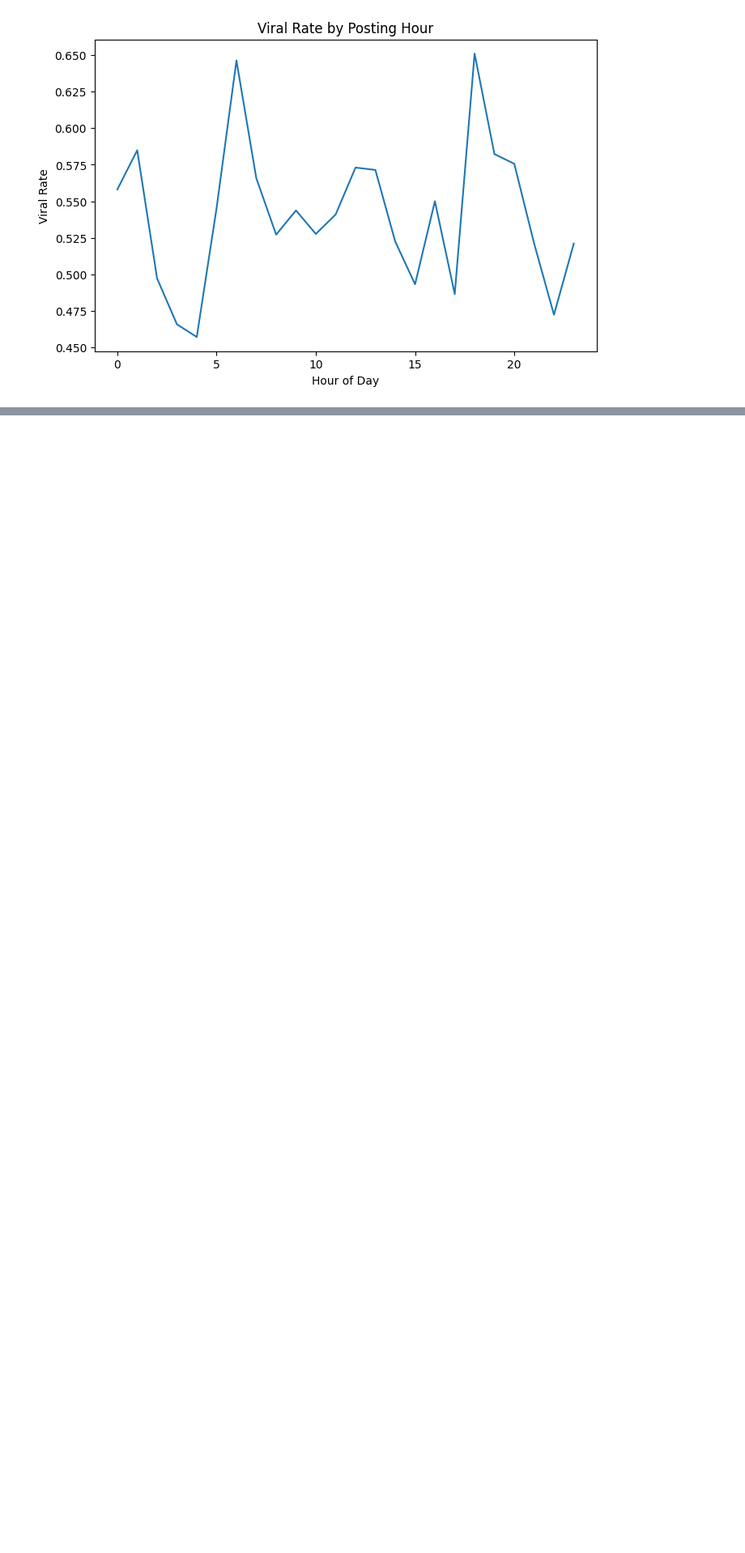
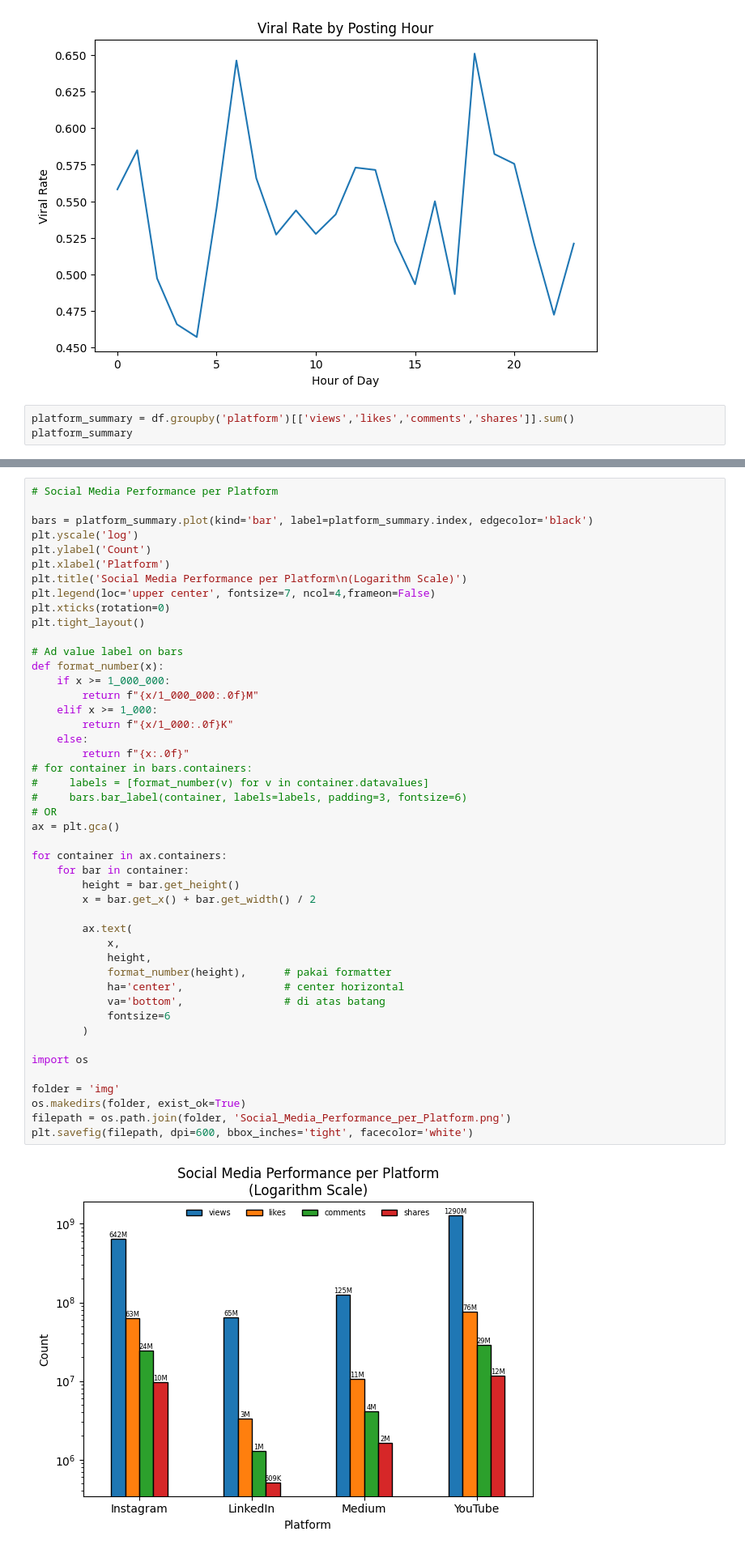
Before and after one commit to fathir1014/EDA-1-Social-Media-Performance, a Jupyter notebook: main.ipynb, the cells around one changed output, grey strips where cells are left out. Shown at 81% size. Saved outputs shown, nothing was run; the diff lists cells and outputs as text; blank space fills up the shorter version.

Commit message:
Update analysis notebook Social Media Performance and adding image

```diff
--- a/main.ipynb
+++ b/main.ipynb
@@ -306,3 +306,6 @@ plt.ylabel('Viral Rate')
 plt.show()
 # %% [output]
 [figure]
+# %%
+platform_summary = df.groupby('platform')[['views','likes','comments','shares']].sum()
+platform_summary
@@ -308,0 +319,48 @@ plt.show()
+# %%
+# Social Media Performance per Platform
+
+bars = platform_summary.plot(kind='bar', label=platform_summary.index, edgecolor='black')
+plt.yscale('log')
+plt.ylabel('Count')
+plt.xlabel('Platform')
+plt.title('Social Media Performance per Platform\n(Logarithm Scale)')
+plt.legend(loc='upper center', fontsize=7, ncol=4,frameon=False)
+plt.xticks(rotation=0)
+plt.tight_layout()
+
+# Ad value label on bars
+def format_number(x):
+    if x >= 1_000_000:
+        return f"{x/1_000_000:.0f}M"
+    elif x >= 1_000:
+        return f"{x/1_000:.0f}K"
+    else:
+        return f"{x:.0f}"
+# for container in bars.containers:
+#     labels = [format_number(v) for v in container.datavalues]
+#     bars.bar_label(container, labels=labels, padding=3, fontsize=6)
+# OR
+ax = plt.gca()
+
+for container in ax.containers:
+    for bar in container:
+        height = bar.get_height()
+        x = bar.get_x() + bar.get_width() / 2
+
+        ax.text(
+            x,
+            height,
+            format_number(height),      # pakai formatter
+            ha='center',                # center horizontal
+            va='bottom',                # di atas batang
+            fontsize=6
+        )
+
+import os
+
+folder = 'img'
+os.makedirs(folder, exist_ok=True)
+filepath = os.path.join(folder, 'Social_Media_Performance_per_Platform.png')
+plt.savefig(filepath, dpi=600, bbox_inches='tight', facecolor='white')
+# %% [output]
+[figure, added]
```
Also changed, not shown: parts of 1 cell of this notebook, 1 other file.
